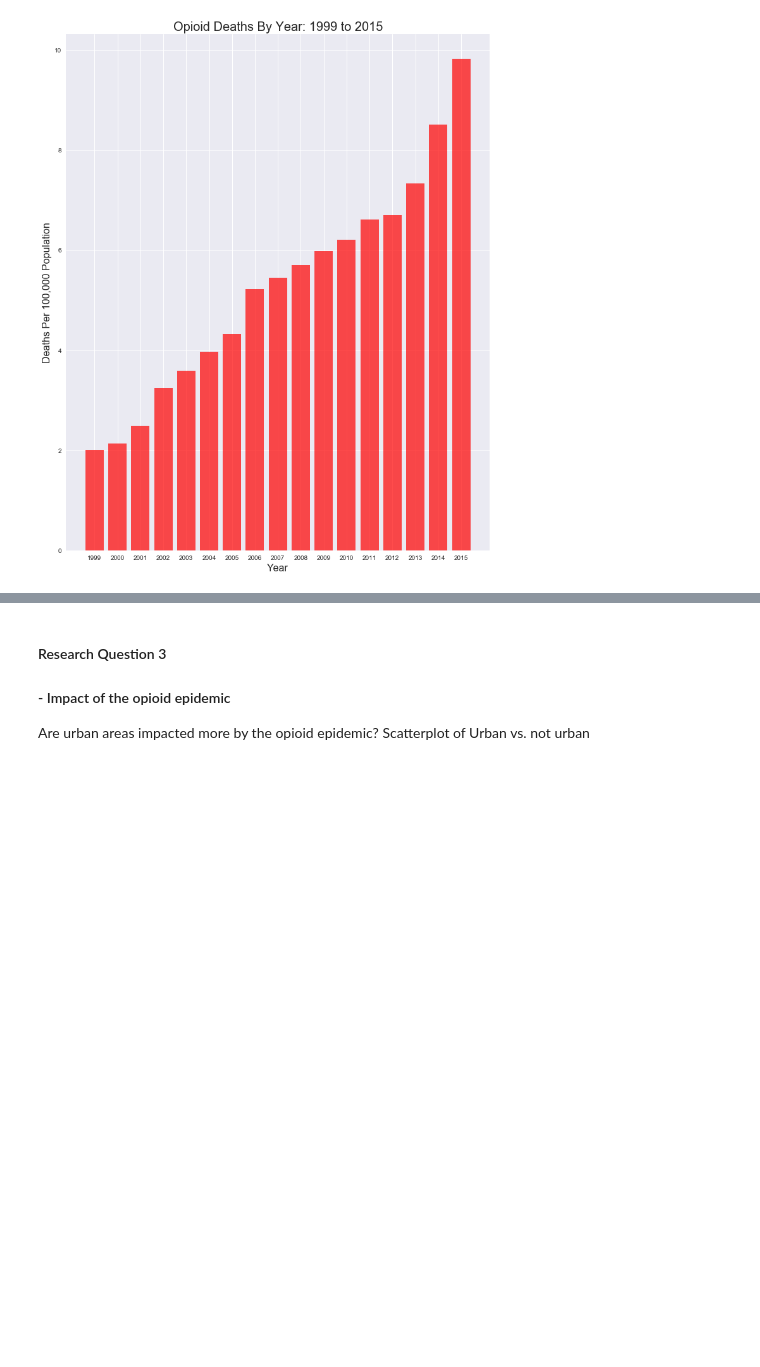
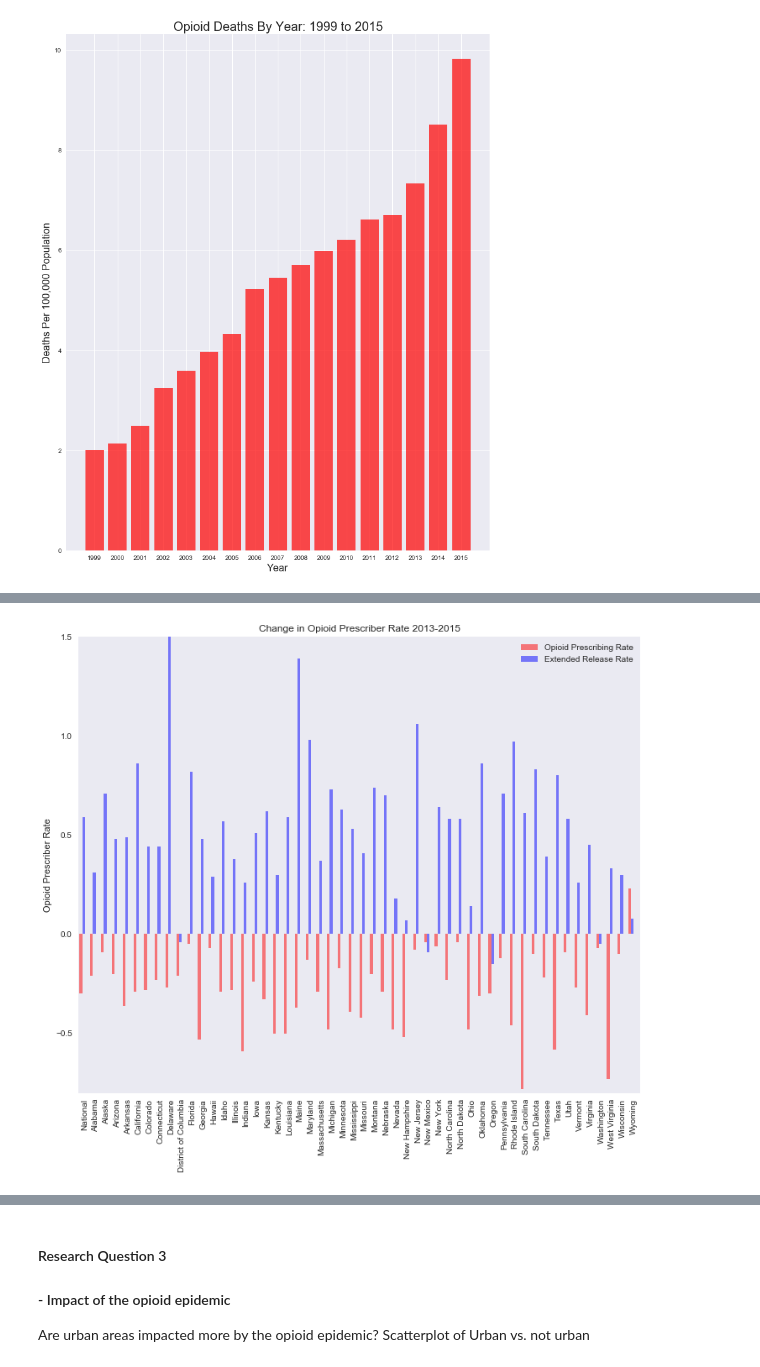
Before and after one commit to christa-fields/GWU_Databootcamp_Project_1, a Jupyter notebook: main.ipynb, the cells around one changed output, grey strips where cells are left out. Saved outputs shown, nothing was run; the diff lists cells and outputs as text; code cells hidden in the pictures; blank space fills up the shorter version.

Commit message:
add Question 2 data

```diff
--- a/main.ipynb
+++ b/main.ipynb
@@ -93,0 +113,5 @@ plt.show()                                                                   # d
+# %%
+#Selected the opioid prescribe rate columsn for years 2013-2015
+prescriber_state_rate_df = prescriber_state_df[["State_Name","State_Abbreviation","2013_Opioid_Prescribing_Rate","2013_Extended_Release_Opioid_Prescribing_Rate","2014_Opioid_Prescribing_Rate","2014_Extended_Release_Opioid_Prescribing_Rate","2015_Opioid_Prescribing_Rate","2015_Extended_Release_Opioid_Prescribing_ Rate","2013_2015_Change_in_Opioid_Prescribing_Rate","2013_2015_Change_in_Extended_Release_Opioid_Prescribing_Rate "]]
+prescriber_state_df.fillna("National")
+prescriber_state_df.head()
@@ -93,0 +126,10 @@ plt.show()                                                                   # d
+# %%
+#Selected the opioid prescribe rate columsn for years 2013-2015
+
+prescriber_state_rate_changeex_df = prescriber_state_df[["State_Name","2013_2015_Change_in_Opioid_Prescribing_Rate", "2013_2015_Change_in_Extended_Release_Opioid_Prescribing_Rate "]]
+prescriber_state_rate_changeex_df.columns = ['State', 'Opioid', 'Extended Release']
+prescriber_state_rate_changeex_df.set_index("State", inplace = True)
+prescriber_state_rate_changeex_df.head()
+
+prescriber_state_rate_change_za =prescriber_state_rate_changeex_df.sort_index(ascending=False)
+prescriber_state_rate_change_za.head()
@@ -93,0 +144,65 @@ plt.show()                                                                   # d
+# %%
+# Setting the positions and width for the bars
+pos = list(range(len(prescriber_state_rate_df["State_Name"])))
+width = 0.25
+
+
+# Plotting the bars
+fig, ax = plt.subplots(figsize=(12,10))
+
+# Create a bar with pre_score data,
+# in position pos,
+plt.bar(pos,
+        #using df['pre_score'] data,
+
+        prescriber_state_rate_changeex_df["Opioid"],
+        # of width
+        width,
+        # with alpha 0.5
+        alpha=0.5,
+        # with color
+        color='r',
+        # with label the first value in first_name
+        label=prescriber_state_rate_changeex_df["Opioid"][0])
+
+# Create a bar with mid_score data,
+# in position pos + some width buffer,
+plt.bar([p + width for p in pos],
+        #using df['mid_score'] data,
+        prescriber_state_rate_changeex_df["Extended Release"],
+        # of width
+        width,
+        # with alpha 0.5
+        alpha=0.5,
+        # with color
+        color='b',
+        # with label the second value in first_name
+        label= prescriber_state_rate_changeex_df["Extended Release"][1])
+
+# Set the y axis label
+ax.set_ylabel('Opioid Prescriber Rate')
+#plt.ylabel("Prescribing Rate")
+
+# Set the chart's title
+ax.set_title("Change in Opioid Prescriber Rate 2013-2015", loc='center')
+#plt.title("CMS Medicare Part D Opioid Prescribing Rates 2013-2015 by Sate")
+
+# Set the position of the x ticks
+ax.set_xticks([p + 1.5 * width for p in pos])
+
+# Set the labels for the x ticks
+ax.set_xticklabels(prescriber_state_rate_df["State_Name"], rotation = "vertical")
+#plt.xlabel("State")
+
+
+
+# Setting the x-axis and y-axis limits
+plt.xlim(min(pos)-width, max(pos)+width*4)
+plt.ylim([-0.8, max( prescriber_state_rate_changeex_df["Opioid"] + prescriber_state_rate_changeex_df["Extended Release"])] )
+
+# Adding the legend and showing the plot
+plt.legend(['Opioid Prescribing Rate', 'Extended Release Rate'], loc='upper right')
+plt.grid()
+plt.show() # displays plot
+# %% [output]
+[figure, added]
```
Also changed, not shown: parts of 11 cells of this notebook, 3 other files.
